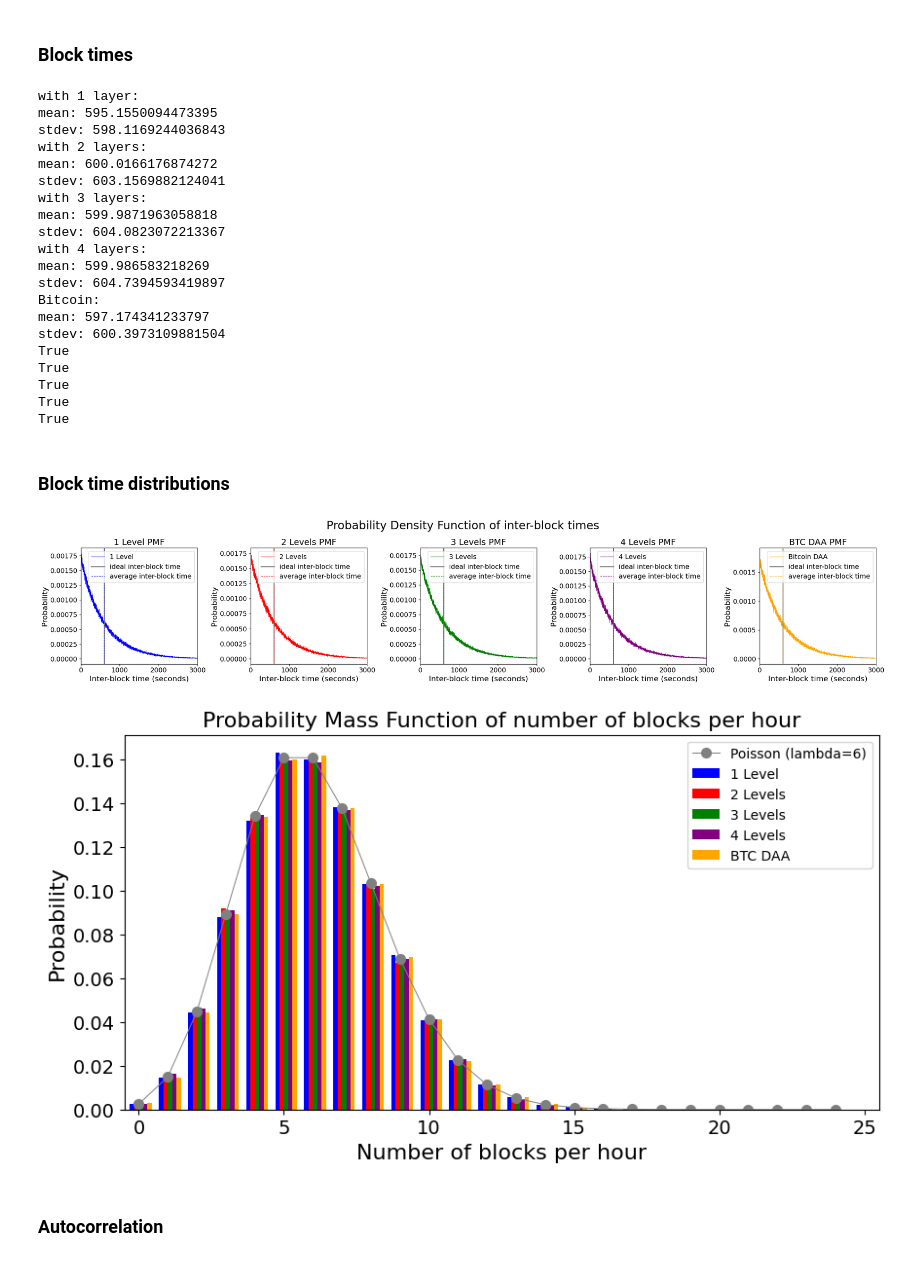
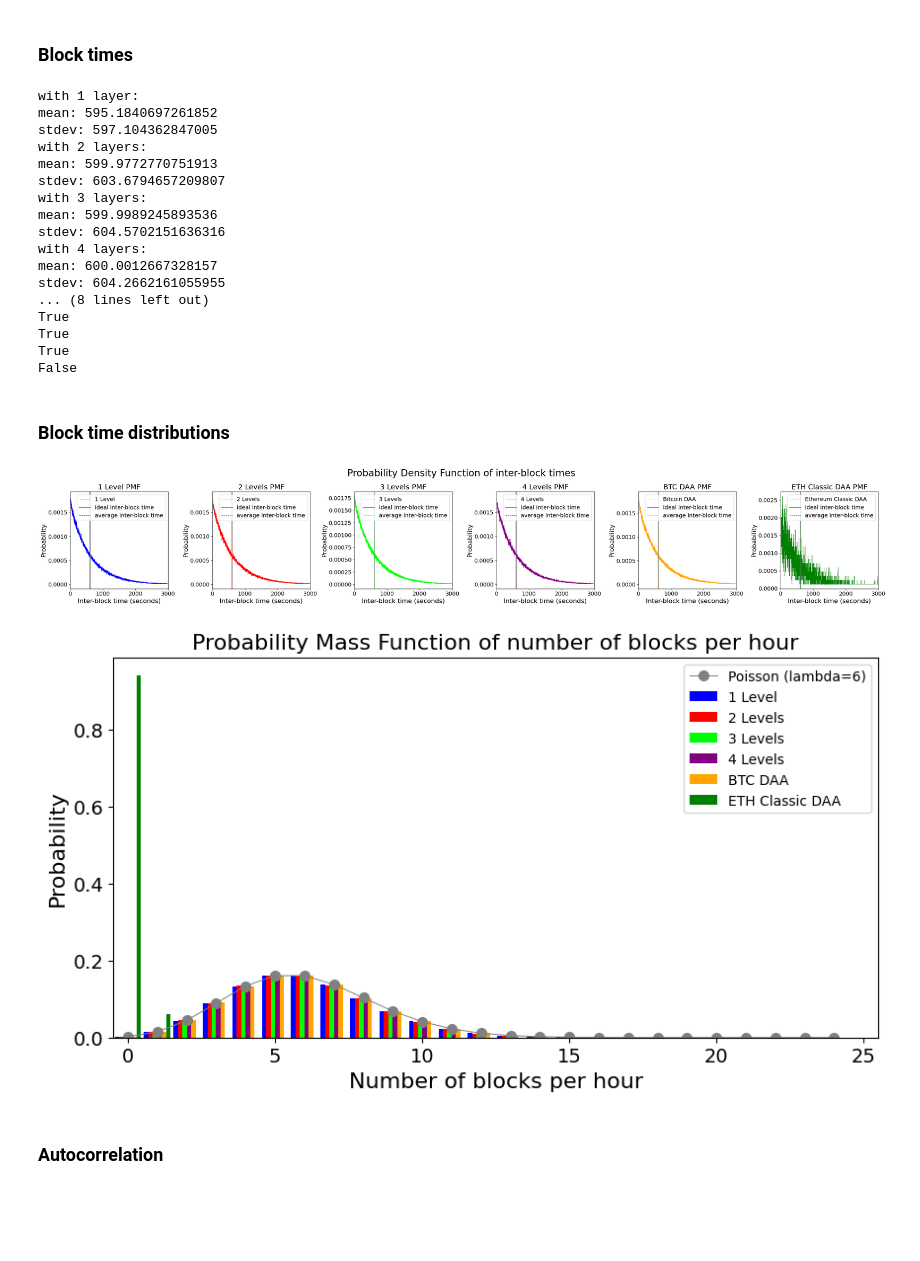
Before and after one commit to demKyr/BCH-DAA-2, a Jupyter notebook: visualisation_final_revised.ipynb, the cells around one changed output. Saved outputs shown, nothing was run; the diff lists cells and outputs as text; code cells hidden in the pictures; blank space fills up the shorter version.

Commit message:
Add BTC DAA to Makefile and Visualisation

```diff
--- a/visualisation_final_revised.ipynb
+++ b/visualisation_final_revised.ipynb
@@ -24,6 +24,8 @@ df_2_layer = pd.read_csv('data/Output_with_layers_2.csv')
 df_3_layer = pd.read_csv('data/Output_with_layers_3.csv')
 df_4_layer = pd.read_csv('data/Output_with_layers_4.csv')
 df_btc = pd.read_csv('data/BTC_Output.csv')
+# df_eth = pd.read_csv('data/ETH_Output.csv')
+df_eth = pd.read_csv('data/DigiShield_Output.csv')
 
 df_1_layer['timestamp'] -= 62168450400
 df_1_layer['median_time'] = pd.to_datetime(df_1_layer['timestamp'], unit='s')
@@ -35,22 +37,26 @@ df_4_layer['timestamp'] -= 62168450400
 df_4_layer['median_time'] = pd.to_datetime(df_4_layer['timestamp'], unit='s')
 df_btc['timestamp'] -= 62168450400
 df_btc['median_time'] = pd.to_datetime(df_btc['timestamp'], unit='s')
+df_eth['timestamp'] -= 62168450400
+df_eth['median_time'] = pd.to_datetime(df_eth['timestamp'], unit='s')
 # %% [markdown]
 ### Block times
 # %%
 import pandas as pd
 
 # === Summary Stats ===
-for i, df in enumerate([df_1_layer, df_2_layer, df_3_layer, df_4_layer, df_btc], 1):
+for i, df in enumerate([df_1_layer, df_2_layer, df_3_layer, df_4_layer, df_btc, df_eth], 1):
     if i == 5:
         print("BTC DAA:")
+    elif i == 6:
+        print("ETH DAA:")
     else:
         print(f"with {i} layer{'s' if i > 1 else ''}:")
     print("mean:", df['block_time'].mean())
     print("stdev:", df['block_time'].std())
 
 # === Sanity Check ===
-for df in [df_1_layer, df_2_layer, df_3_layer, df_4_layer, df_btc]:
+for df in [df_1_layer, df_2_layer, df_3_layer, df_4_layer, df_btc, df_eth]:
     df['secondary_block_time'] = pd.to_datetime(df['median_time']).diff().dt.total_seconds().fillna(0)
 
 print(df_1_layer['block_time'][1:].equals(df_1_layer['secondary_block_time'][1:]))
@@ -58,6 +64,7 @@ print(df_2_layer['block_time'][1:].equals(df_2_layer['secondary_block_time'][1:]
 print(df_3_layer['block_time'][1:].equals(df_3_layer['secondary_block_time'][1:]))
 print(df_4_layer['block_time'][1:].equals(df_4_layer['secondary_block_time'][1:]))
 print(df_btc['block_time'][1:].equals(df_btc['secondary_block_time'][1:]))
+print(df_eth['block_time'][1:].equals(df_eth['secondary_block_time'][1:]))
 # === Average Block Time per Day ===
 def avg_block_time_per_day(df):
     df['median_time'] = pd.to_datetime(df['median_time'])
@@ -69,6 +76,7 @@ q_res_2_layer_avg_block_time = avg_block_time_per_day(df_2_layer)
 q_res_3_layer_avg_block_time = avg_block_time_per_day(df_3_layer)
 q_res_4_layer_avg_block_time = avg_block_time_per_day(df_4_layer)
 q_res_btc_avg_block_time = avg_block_time_per_day(df_btc)
+q_res_eth_avg_block_time = avg_block_time_per_day(df_eth)
 
 # === Hourly Record Count ===
 def hourly_record_count(df):
@@ -81,6 +89,7 @@ q_res_2_layer_hour_count = hourly_record_count(df_2_layer)
 q_res_3_layer_hour_count = hourly_record_count(df_3_layer)
 q_res_4_layer_hour_count = hourly_record_count(df_4_layer)
 q_res_btc_hour_count = hourly_record_count(df_btc)
+q_res_eth_hour_count = hourly_record_count(df_eth)
 
 # === Fill Missing Hours ===
 min_hour = q_res_1_layer_hour_count['hour'].min()
@@ -96,27 +105,25 @@ q_res_2_layer_hour_count = fill_missing_hours(q_res_2_layer_hour_count)
 q_res_3_layer_hour_count = fill_missing_hours(q_res_3_layer_hour_count)
 q_res_4_layer_hour_count = fill_missing_hours(q_res_4_layer_hour_count)
 q_res_btc_hour_count = fill_missing_hours(q_res_btc_hour_count)
+q_res_eth_hour_count = fill_missing_hours(q_res_eth_hour_count)
 # %% [output]
 with 1 layer:
-mean: 595.1550094473395
-stdev: 598.1169244036843
+mean: 595.1840697261852
+stdev: 597.104362847005
 with 2 layers:
-mean: 600.0166176874272
-stdev: 603.1569882124041
+mean: 599.9772770751913
+stdev: 603.6794657209807
 with 3 layers:
-mean: 599.9871963058818
-stdev: 604.0823072213367
+mean: 599.9989245893536
+stdev: 604.5702151636316
 with 4 layers:
-mean: 599.986583218269
-stdev: 604.7394593419897
-Bitcoin:
-mean: 597.174341233797
-stdev: 600.3973109881504
+mean: 600.0012667328157
+stdev: 604.2662161055955
+... (8 lines left out)
 True
 True
 True
-True
-True
+False
 # %% [markdown]
 ### Block time distributions
 # %%
@@ -125,8 +132,9 @@ pdf_block_time_2_layer = df_2_layer['block_time'].value_counts(normalize=True).s
 pdf_block_time_3_layer = df_3_layer['block_time'].value_counts(normalize=True).sort_index()
 pdf_block_time_4_layer = df_4_layer['block_time'].value_counts(normalize=True).sort_index()
 pdf_block_time_btc = df_btc['block_time'].value_counts(normalize=True).sort_index()
+pdf_block_time_eth = df_eth['block_time'].value_counts(normalize=True).sort_index()
 
-fig, axs = plt.subplots(1, 5, figsize=(25, 5))
+fig, axs = plt.subplots(1, 6, figsize=(30, 5))
 
 axs[0].plot(pdf_block_time_1_layer.index, pdf_block_time_1_layer.values, color='blue', label='1 Level', linewidth=0.5)
 axs[0].axvline(600, color='gray', linestyle='-', linewidth=2, label='ideal inter-block time')
@@ -148,47 +156,58 @@ axs[1].set_xlim(0, 3000)
 axs[1].legend(fontsize=14)
 axs[1].tick_params(axis='both', which='major', labelsize=14)
 
-axs[2].plot(pdf_block_time_3_layer.index, pdf_block_time_3_layer.values, color='green', label='3 Levels', linewidth=0.5)
+axs[2].plot(pdf_block_time_3_layer.index, pdf_block_time_3_layer.values, color='lime', label='3 Levels', linewidth=0.5)
 axs[2].axvline(600, color='gray', linestyle='-', linewidth=2, label='ideal inter-block time')
-axs[2].axvline(df_3_layer['block_time'].mean(), color='green', linestyle='--', linewidth=1, label='average inter-block time')
+axs[2].axvline(df_3_layer['block_time'].mean(), color='lime', linestyle='--', linewidth=1, label='average inter-block time')
 axs[2].set_title('3 Levels PMF', fontsize=18)
 axs[2].set_xlabel('Inter-block time (seconds)', fontsize=16)
 axs[2].set_ylabel('Probability', fontsize=16)
 axs[2].set_xlim(0, 3000)
 axs[2].legend(fontsize=14)
 axs[2].tick_params(axis='both', which='major', labelsize=14)
 
 axs[3].plot(pdf_block_time_4_layer.index, pdf_block_time_4_layer.values, color='purple', label='4 Levels', linewidth=0.5)
 axs[3].axvline(600, color='gray', linestyle='-', linewidth=2, label='ideal inter-block time')
 axs[3].axvline(df_4_layer['block_time'].mean(), color='purple', linestyle='--', linewidth=1, label='average inter-block time')
 axs[3].set_title('4 Levels PMF', fontsize=18)
 axs[3].set_xlabel('Inter-block time (seconds)', fontsize=16)
 axs[3].set_ylabel('Probability', fontsize=16)
 axs[3].set_xlim(0, 3000)
 axs[3].legend(fontsize=14)
 axs[3].tick_params(axis='both', which='major', labelsize=14)
 
 axs[4].plot(pdf_block_time_btc.index, pdf_block_time_btc.values, color='orange', label='Bitcoin DAA', linewidth=0.5)
 axs[4].axvline(600, color='gray', linestyle='-', linewidth=2, label='ideal inter-block time')
 axs[4].axvline(df_btc['block_time'].mean(), color='orange', linestyle='--', linewidth=1, label='average inter-block time')
 axs[4].set_title('BTC DAA PMF', fontsize=18)
 axs[4].set_xlabel('Inter-block time (seconds)', fontsize=16)
 axs[4].set_ylabel('Probability', fontsize=16)
 axs[4].set_xlim(0, 3000)
 axs[4].legend(fontsize=14)
 axs[4].tick_params(axis='both', which='major', labelsize=14)
 
+axs[5].plot(pdf_block_time_eth.index, pdf_block_time_eth.values, color='green', label='Ethereum Classic DAA', linewidth=0.5)
+axs[5].axvline(600, color='gray', linestyle='-', linewidth=2, label='ideal inter-block time')
+axs[5].axvline(df_eth['block_time'].mean(), color='green', linestyle='--', linewidth=1, label='average inter-block time')
+axs[5].set_title('ETH Classic DAA PMF', fontsize=18)
+axs[5].set_xlabel('Inter-block time (seconds)', fontsize=16)
+axs[5].set_ylabel('Probability', fontsize=16)
+axs[5].set_xlim(0, 3000)
+axs[5].legend(fontsize=14)
+axs[5].tick_params(axis='both', which='major', labelsize=14)
+
 fig.suptitle('Probability Density Function of inter-block times', fontsize=24)
 plt.tight_layout()
 plt.show()
 # %% [output]
-[figure, old version]
+[figure, new version]
 # %%
 pdf_1_layer = q_res_1_layer_hour_count['record_count'].value_counts(normalize=True).sort_index()
 pdf_2_layer = q_res_2_layer_hour_count['record_count'].value_counts(normalize=True).sort_index()
 pdf_3_layer = q_res_3_layer_hour_count['record_count'].value_counts(normalize=True).sort_index()
 pdf_4_layer = q_res_4_layer_hour_count['record_count'].value_counts(normalize=True).sort_index()
 pdf_btc = q_res_btc_hour_count['record_count'].value_counts(normalize=True).sort_index()
+pdf_eth = q_res_eth_hour_count['record_count'].value_counts(normalize=True).sort_index()
 
 
 aligned_data_layers = pd.DataFrame({
@@ -196,7 +215,8 @@ aligned_data_layers = pd.DataFrame({
     '2 Layers': pdf_2_layer,
     '3 Layers': pdf_3_layer,
     '4 Layers': pdf_4_layer,
-    'BTC DAA': pdf_btc
+    'BTC DAA': pdf_btc,
+    'ETH Classic DAA': pdf_eth
 }).fillna(0)
 
 aligned_data_layers = aligned_data_layers[aligned_data_layers.index <= 25]
@@ -207,11 +227,12 @@ fig, axs = plt.subplots(1, 1, figsize=(10, 5))
 x_positions = np.arange(len(aligned_data_layers))
 
 axs.plot(np.arange(0, x_lim), poisson.pmf(np.arange(0, x_lim), 6), color='gray', label='Poisson (lambda=6)', marker='o', markersize=7, linewidth=0.7)
-axs.bar(x_positions - 1.5 * width, aligned_data_layers['1 Layer'].values, width=width, color='blue', label='1 Level')
-axs.bar(x_positions - 0.5 * width, aligned_data_layers['2 Layers'].values, width=width, color='red', label='2 Levels')
-axs.bar(x_positions + 0.5 * width, aligned_data_layers['3 Layers'].values, width=width, color='green', label='3 Levels')
-axs.bar(x_positions + 1.5 * width, aligned_data_layers['4 Layers'].values, width=width, color='purple', label='4 Levels')
-axs.bar(x_positions + 2.5 * width, aligned_data_layers['BTC DAA'].values, width=width, color='orange', label='BTC DAA')
+axs.bar(x_positions - 2.5 * width, aligned_data_layers['1 Layer'].values, width=width, color='blue', label='1 Level')
+axs.bar(x_positions - 1.5 * width, aligned_data_layers['2 Layers'].values, width=width, color='red', label='2 Levels')
+axs.bar(x_positions - 0.5 * width, aligned_data_layers['3 Layers'].values, width=width, color='lime', label='3 Levels')
+axs.bar(x_positions + 0.5 * width, aligned_data_layers['4 Layers'].values, width=width, color='purple', label='4 Levels')
+axs.bar(x_positions + 1.5 * width, aligned_data_layers['BTC DAA'].values, width=width, color='orange', label='BTC DAA')
+axs.bar(x_positions + 2.5 * width, aligned_data_layers['ETH Classic DAA'].values, width=width, color='green', label='ETH Classic DAA')
 axs.set_xlim(-0.5, len(x_positions) - 0.5)
 axs.legend()
 axs.set_title('Probability Mass Function of number of blocks per hour', fontsize=16)
@@ -225,7 +246,7 @@ axs.set_xticklabels(aligned_data_layers.index[tick_positions].astype(int))
 
 plt.show()
 # %% [output]
-[figure, old version]
+[figure, new version]
 # %% [markdown]
 ### Autocorrelation
 # %%
```
Also changed, not shown: parts of 6 cells of this notebook, 5 other files.
